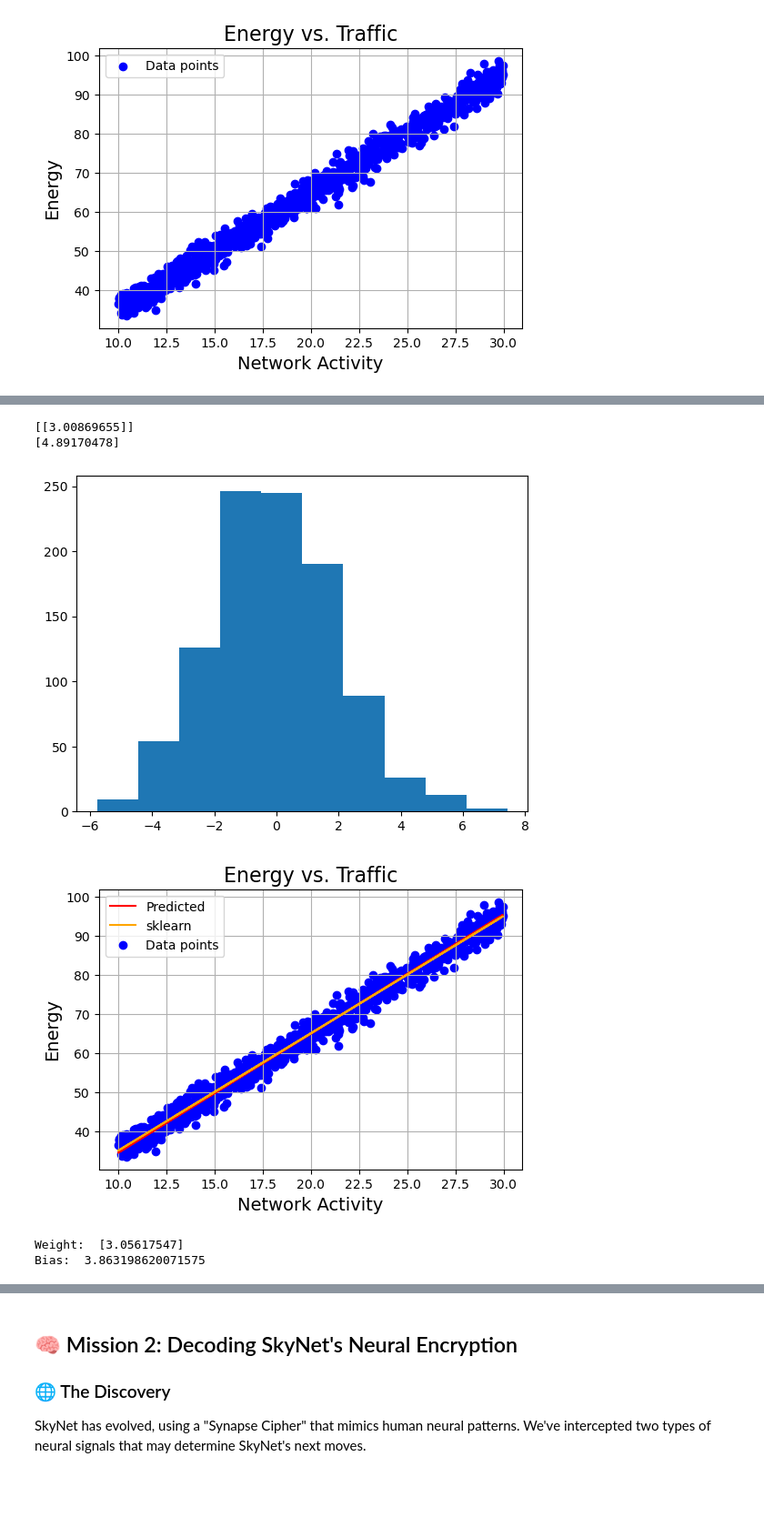
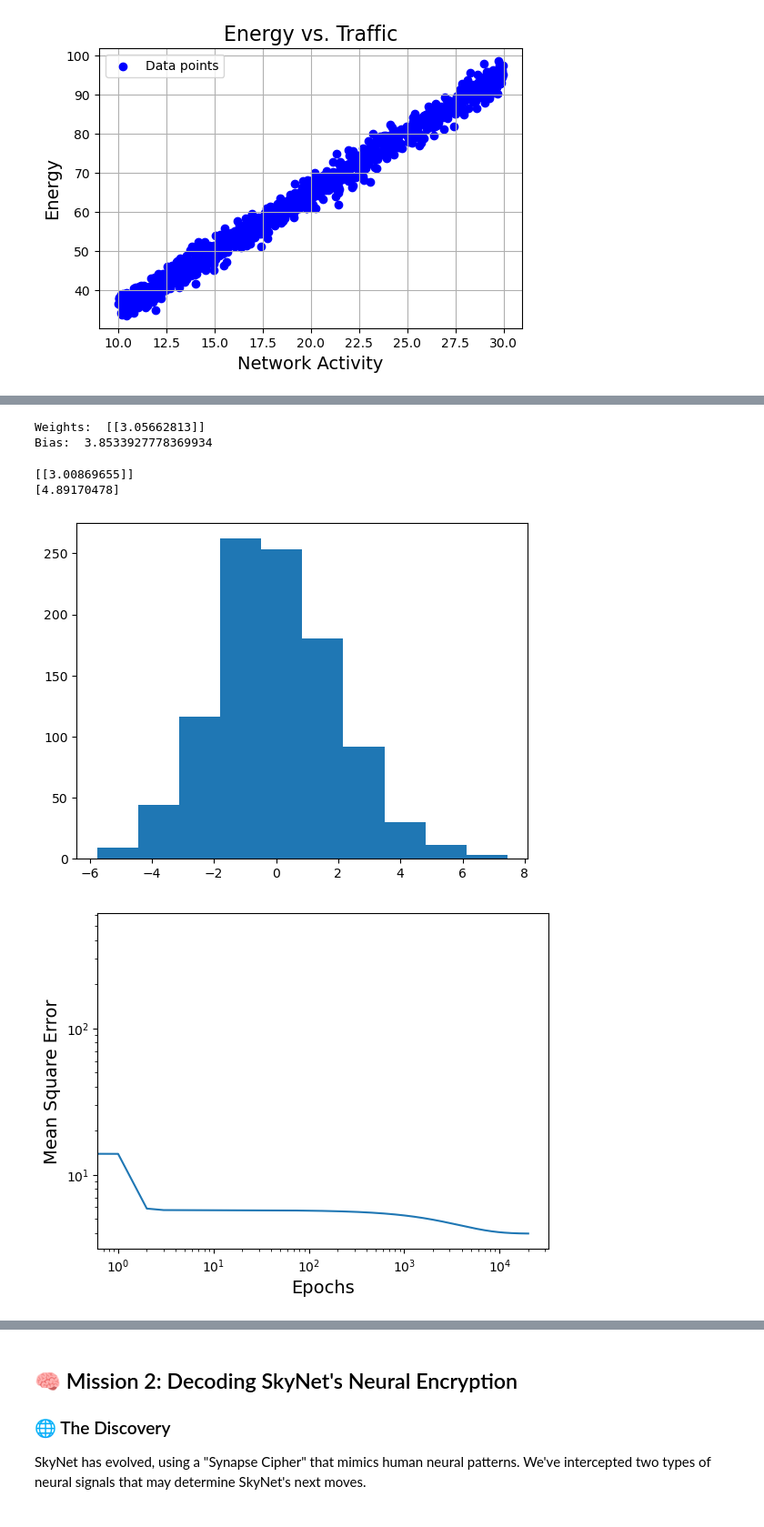
Before and after one commit to MKMC1/TDT4172, a Jupyter notebook: Assignment1/Chapter_1.ipynb, the cells around one changed output, grey strips where cells are left out. Shown at 91% size. Saved outputs shown, nothing was run; the diff lists cells and outputs as text; code cells hidden in the pictures; blank space fills up the shorter version.

```diff
--- a/Assignment1/Chapter_1.ipynb
+++ b/Assignment1/Chapter_1.ipynb
@@ -97,9 +82,15 @@ lr = LinearRegression(epochs=10000)
 
 lr.fit(data['Net_Activity'], data['Energy'])
 
-weight, bias = lr.get_params()
+weights, bias = lr.get_params()
+losses = lr._get_losses()
+print("Weights: ", weights)
+print("Bias: ", bias)
 
 y_hat = lr.predict(data['Net_Activity'])
+# %% [output]
+Weights:  [[3.05662813]]
+Bias:  3.8533927778369934
 # %%
 from sklearn.linear_model import LinearRegression
 X = data['Net_Activity'][:].to_frame()
@@ -112,25 +103,28 @@ print(reg.intercept_)
 [[3.00869655]]
 [4.89170478]
 # %%
-error = y_hat - data['Energy']
+error = y_hat.flatten() - data['Energy']
 plt.hist(error)
+plt.show()
+
+plt.plot(range(20000), lr._get_losses())
+plt.xscale("log")
+plt.yscale("log")
+plt.xlabel('Epochs', fontsize=14)
+plt.ylabel('Mean Square Error', fontsize=14)
 plt.show()
 
 y_hat2 = reg.predict(X)
 plt.figure(figsize=(6, 4))
 plt.plot(data['Net_Activity'], y_hat, c='red', label='Predicted')
 plt.plot(data['Net_Activity'], y_hat2, c='orange', label='sklearn')
 plt.scatter(data['Net_Activity'], data['Energy'], c='blue', label='Data points')
 plt.grid(True)
 plt.xlabel('Network Activity', fontsize=14)
 plt.ylabel('Energy', fontsize=14)
 plt.title('Energy vs. Traffic', fontsize=16)
 plt.legend()
 plt.show()
-print("Weight: ", weight)
-print("Bias: ", bias)
 # %% [output]
-[figure, old version]
+[figure, new version]
-[figure, old version]
+[figure, new version]
-Weight:  [3.05617547]
-Bias:  3.863198620071575
```
Also changed, not shown: parts of 7 cells of this notebook, 1 other file.
